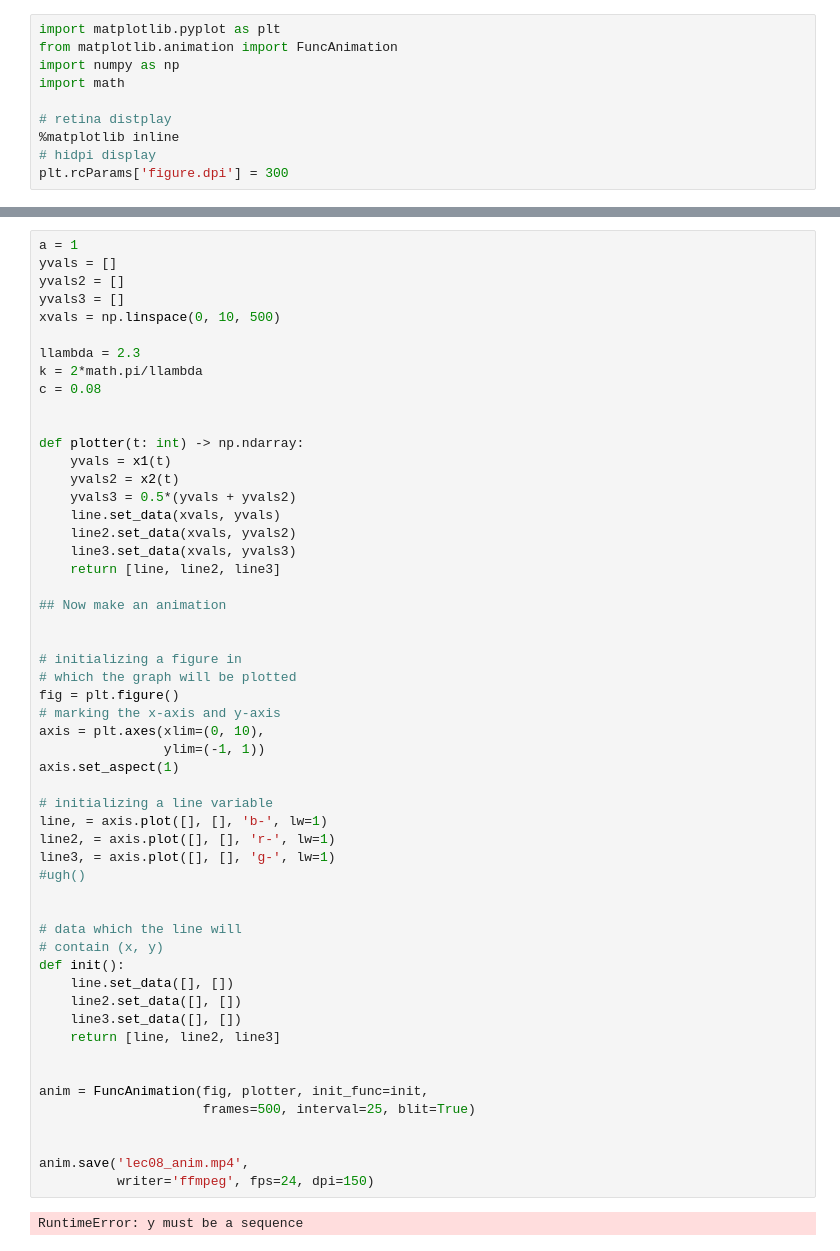
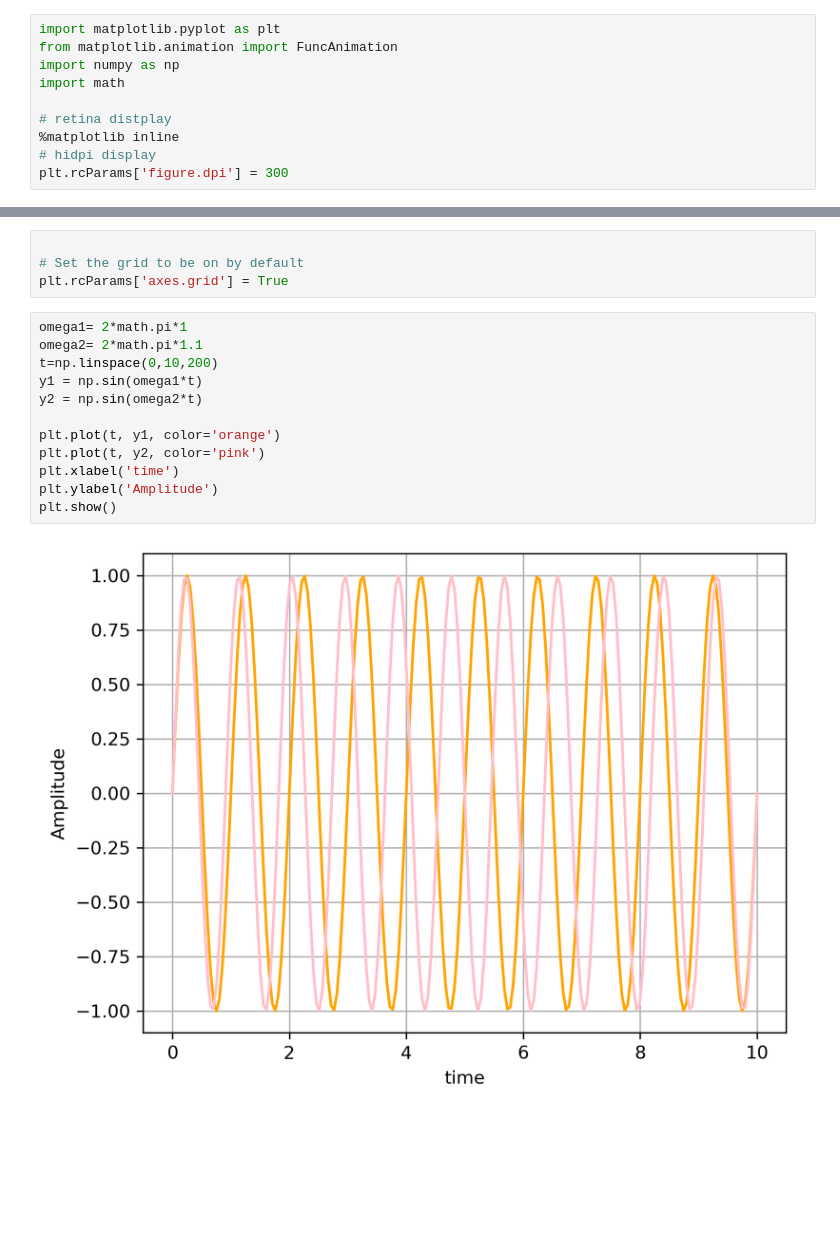
Before and after one commit to pwittich/cu_phys2218, a Jupyter notebook: lec08_plots.ipynb, the cells around one changed output, grey strips where cells are left out. Saved outputs shown, nothing was run; the diff lists cells and outputs as text; blank space fills up the shorter version.

```diff
--- a/lec08_plots.ipynb
+++ b/lec08_plots.ipynb
@@ -22,56 +11,18 @@ def x2(t: float) -> np.ndarray:
-# %%
-a = 1
-yvals = []
-yvals2 = []
-yvals3 = []
-xvals = np.linspace(0, 10, 500)
-
-llambda = 2.3
-k = 2*math.pi/llambda
-c = 0.08
-
-
-def plotter(t: int) -> np.ndarray:
-    yvals = x1(t)
-    yvals2 = x2(t)
-    yvals3 = 0.5*(yvals + yvals2)
-    line.set_data(xvals, yvals)
-    line2.set_data(xvals, yvals2)
-    line3.set_data(xvals, yvals3)
-    return [line, line2, line3]
-
-## Now make an animation
-
-
-# initializing a figure in
-# which the graph will be plotted
-fig = plt.figure()
-# marking the x-axis and y-axis
-axis = plt.axes(xlim=(0, 10),
-                ylim=(-1, 1))
-axis.set_aspect(1)
-
-# initializing a line variable
-line, = axis.plot([], [], 'b-', lw=1)
-line2, = axis.plot([], [], 'r-', lw=1)
-line3, = axis.plot([], [], 'g-', lw=1)
-#ugh()
-
-
-# data which the line will
-# contain (x, y)
-def init():
-    line.set_data([], [])
-    line2.set_data([], [])
-    line3.set_data([], [])
-    return [line, line2, line3]
-
-
-anim = FuncAnimation(fig, plotter, init_func=init,
-                     frames=500, interval=25, blit=True)
-
-
-anim.save('lec08_anim.mp4',
-          writer='ffmpeg', fps=24, dpi=150)
-# %% [output]
-RuntimeError: y must be a sequence
+# %%
+
+# Set the grid to be on by default
+plt.rcParams['axes.grid'] = True
+# %%
+omega1= 2*math.pi*1
+omega2= 2*math.pi*1.1
+t=np.linspace(0,10,200)
+y1 = np.sin(omega1*t)
+y2 = np.sin(omega2*t)
+
+plt.plot(t, y1, color='orange')
+plt.plot(t, y2, color='pink')
+plt.xlabel('time')
+plt.ylabel('Amplitude')
+plt.show()
+# %% [output]
+[figure, added]
```
Also changed, not shown: parts of 2 cells of this notebook, 4 other files.
